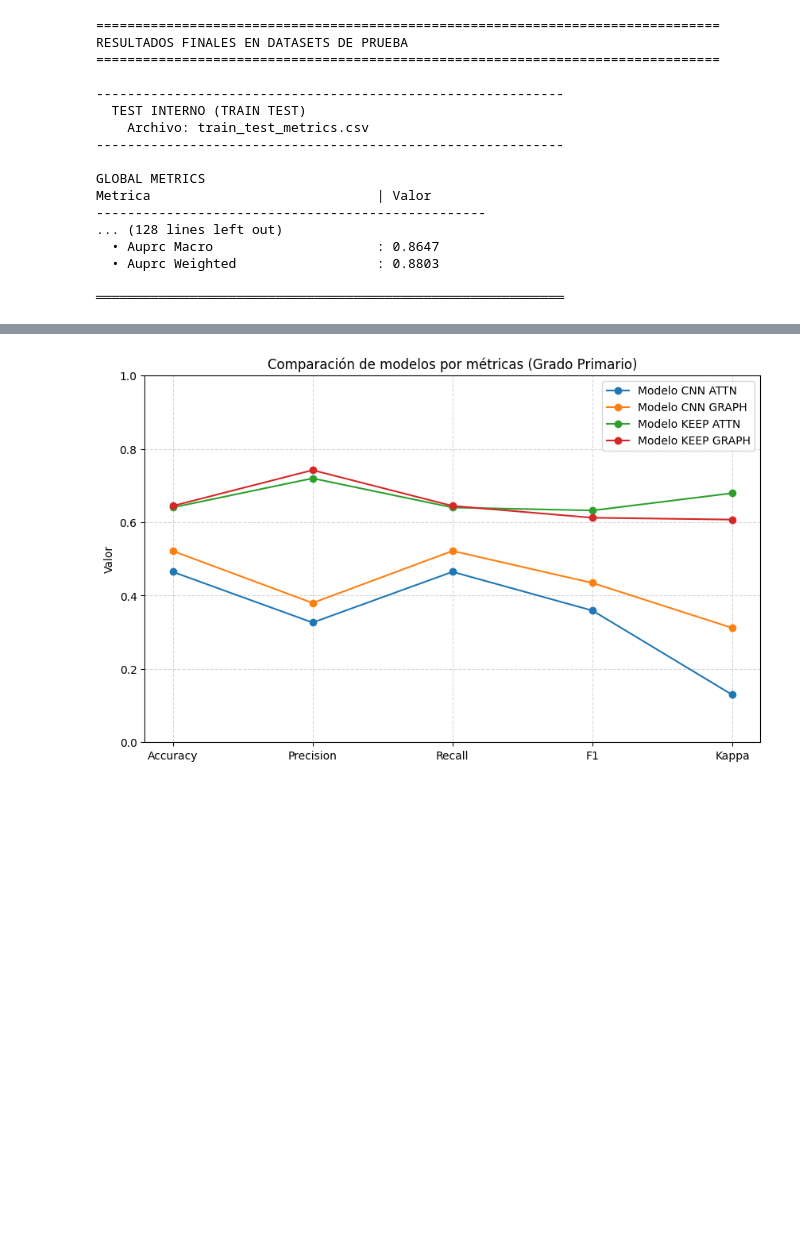
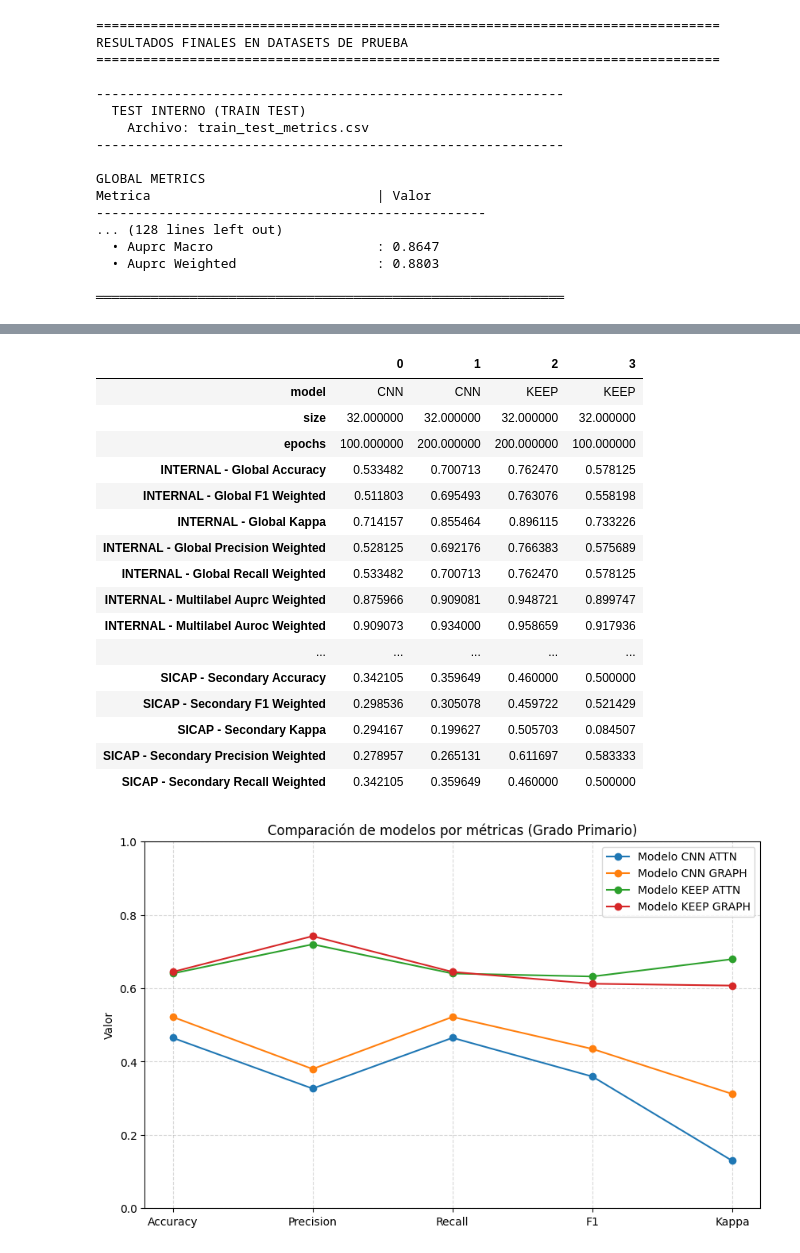
Before and after one commit to Nataliah612/Prost_Graph, a Jupyter notebook: notebooks/results_visualization.ipynb, the cells around one changed output, grey strips where cells are left out. Cells and saved outputs as stored; diff of their text form; code cells hidden in the pictures; blank space fills up the shorter version.

```diff
--- a/notebooks/results_visualization.ipynb
+++ b/notebooks/results_visualization.ipynb
@@ -405,3 +406,26 @@ Tabla generada con éxito. Mostrando las primeras filas:
+# %%
+df_reducido = df_reducido
+df_comp = df_reducido.transpose()
+
+estilizar_tabla(df_comp)
+# %% [output]
+|  | 0 | 1 | 2 | 3 |
+| model | CNN | CNN | KEEP | KEEP |
+| size | 32.000000 | 32.000000 | 32.000000 | 32.000000 |
+| epochs | 100.000000 | 200.000000 | 200.000000 | 100.000000 |
+| INTERNAL - Global Accuracy | 0.533482 | 0.700713 | 0.762470 | 0.578125 |
+| INTERNAL - Global F1 Weighted | 0.511803 | 0.695493 | 0.763076 | 0.558198 |
+| INTERNAL - Global Kappa | 0.714157 | 0.855464 | 0.896115 | 0.733226 |
+| INTERNAL - Global Precision Weighted | 0.528125 | 0.692176 | 0.766383 | 0.575689 |
+| INTERNAL - Global Recall Weighted | 0.533482 | 0.700713 | 0.762470 | 0.578125 |
+| INTERNAL - Multilabel Auprc Weighted | 0.875966 | 0.909081 | 0.948721 | 0.899747 |
+| INTERNAL - Multilabel Auroc Weighted | 0.909073 | 0.934000 | 0.958659 | 0.917936 |
+| ... | ... | ... | ... | ... |
+| SICAP - Secondary Accuracy | 0.342105 | 0.359649 | 0.460000 | 0.500000 |
+| SICAP - Secondary F1 Weighted | 0.298536 | 0.305078 | 0.459722 | 0.521429 |
+| SICAP - Secondary Kappa | 0.294167 | 0.199627 | 0.505703 | 0.084507 |
+| SICAP - Secondary Precision Weighted | 0.278957 | 0.265131 | 0.611697 | 0.583333 |
+| SICAP - Secondary Recall Weighted | 0.342105 | 0.359649 | 0.460000 | 0.500000 |
 # %%
 import matplotlib.pyplot as plt
 import numpy as np
```
Also changed, not shown: parts of 1 cell of this notebook, 3 other files.
